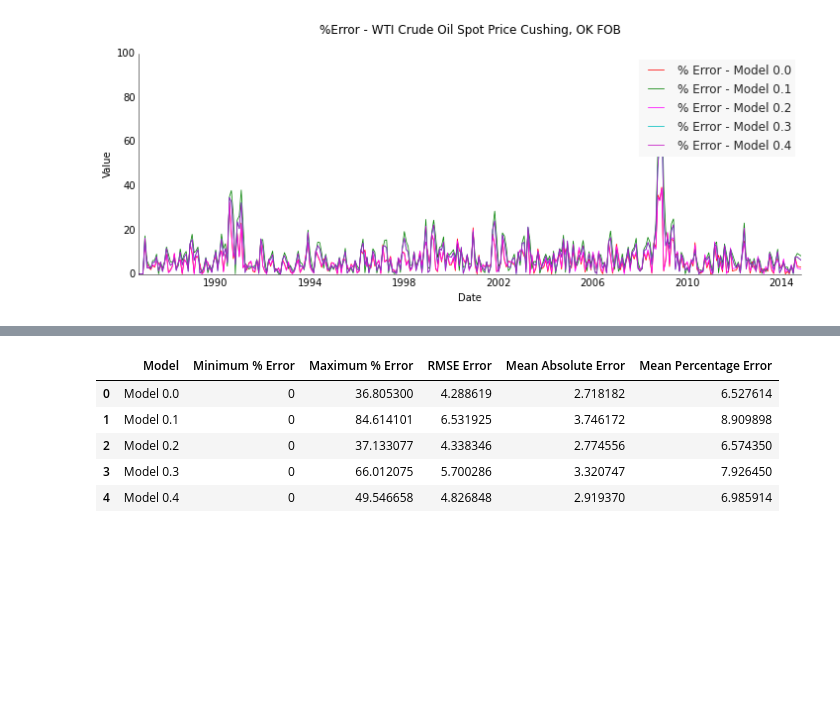
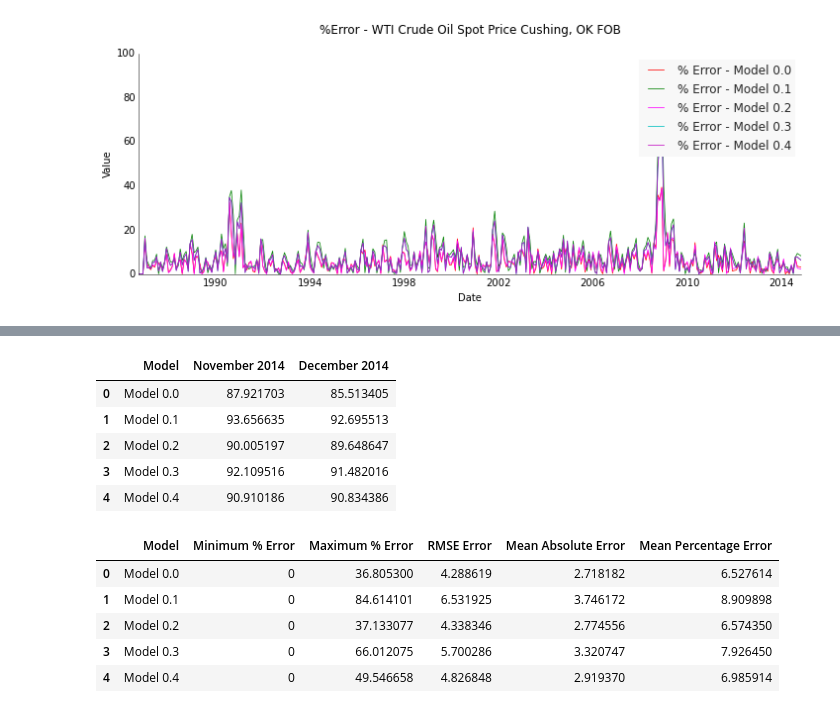
Before and after one commit to Sree-vathsan/CSE591-Data-Science-Project, a Jupyter notebook: baselineModel/bm_oil.ipynb, the cells around one changed output, grey strips where cells are left out. Saved outputs shown, nothing was run; the diff lists cells and outputs as text; code cells hidden in the pictures; blank space fills up the shorter version.

```diff
--- a/baselineModel/bm_oil.ipynb
+++ b/baselineModel/bm_oil.ipynb
@@ -214,3 +281,28 @@ dfForecast
+# %%
+#Compute Forecast
+novForecast=[]
+novForecast.append(y[0]-err_corr_m0)
+novForecast.append(((y[0]+y[1]+y[2])/3)-err_corr_m1)
+novForecast.append(0.976*y[0] + 0.01373*y[1] + 0.1157 - err_corr_m2)
+novForecast.append(91.865 - err_corr_m3)
+novForecast.append(90.726 - err_corr_m4)
+decForecast=[]
+decForecast.append(novForecast[0] - err_corr_m0)
+decForecast.append(((novForecast[1] + y[0] + y[1])/3) - err_corr_m1)
+decForecast.append(novForecast[2]*0.976 + 0.01373*y[0] + 0.1157 - err_corr_m2)
+decForecast.append(91.2375 - err_corr_m3)
+decForecast.append(90.6502 - err_corr_m4)
+dfForecast['November 2014'] = novForecast
+dfForecast['December 2014'] = decForecast
+
+dfForecast.head()
+# %% [output]
+|  | Model | November 2014 | December 2014 |
+| 0 | Model 0.0 | 87.921703 | 85.513405 |
+| 1 | Model 0.1 | 93.656635 | 92.695513 |
+| 2 | Model 0.2 | 90.005197 | 89.648647 |
+| 3 | Model 0.3 | 92.109516 | 91.482016 |
+| 4 | Model 0.4 | 90.910186 | 90.834386 |
 # %%
 #WTI Crude Oil Spot Price Cushing, OK FOB
 fig, axes = plt.subplots(1, figsize=(24,12))
```
Also changed, not shown: parts of 6 cells of this notebook.
